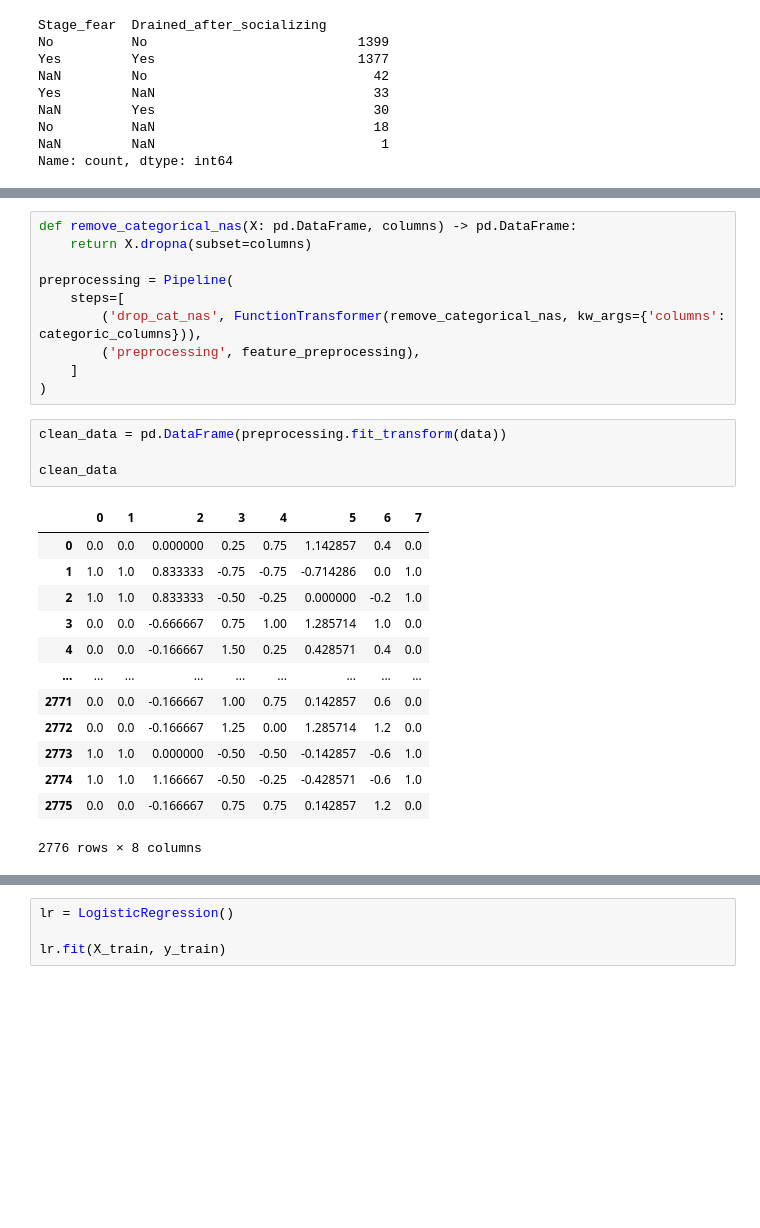
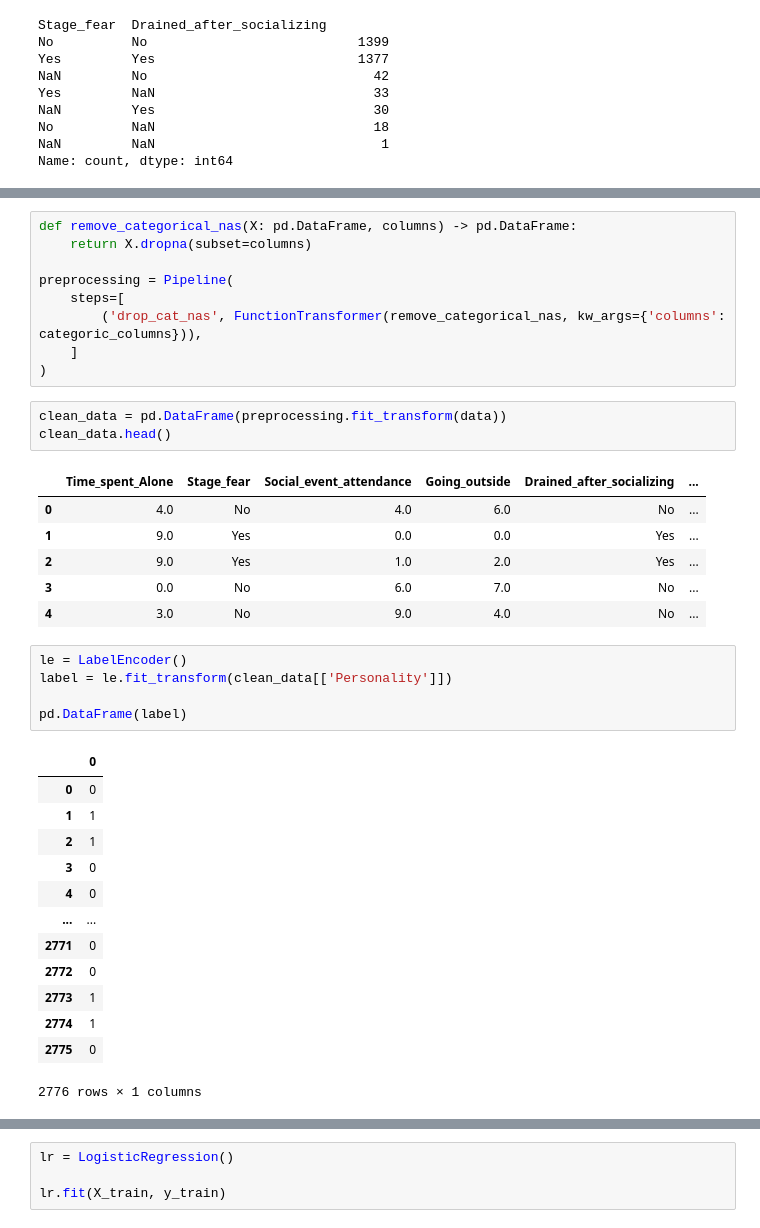
Before and after one commit to loumishima/my1stmlops, a Jupyter notebook: notebooks/model.ipynb, the cells around one changed output, grey strips where cells are left out. Saved outputs shown, nothing was run; the diff lists cells and outputs as text; blank space fills up the shorter version.

```diff
--- a/notebooks/model.ipynb
+++ b/notebooks/model.ipynb
@@ -72,24 +65,34 @@ def remove_categorical_nas(X: pd.DataFrame, columns) -> pd.DataFrame:
 preprocessing = Pipeline(
     steps=[
         ('drop_cat_nas', FunctionTransformer(remove_categorical_nas, kw_args={'columns': categoric_columns})),
-        ('preprocessing', feature_preprocessing),
     ]
 )
 # %%
 clean_data = pd.DataFrame(preprocessing.fit_transform(data))
-
-clean_data
+clean_data.head()
 # %% [output]
-|  | 0 | 1 | 2 | 3 | 4 | 5 | 6 | 7 |
-| 0 | 0.0 | 0.0 | 0.000000 | 0.25 | 0.75 | 1.142857 | 0.4 | 0.0 |
-| 1 | 1.0 | 1.0 | 0.833333 | -0.75 | -0.75 | -0.714286 | 0.0 | 1.0 |
-| 2 | 1.0 | 1.0 | 0.833333 | -0.50 | -0.25 | 0.000000 | -0.2 | 1.0 |
-| 3 | 0.0 | 0.0 | -0.666667 | 0.75 | 1.00 | 1.285714 | 1.0 | 0.0 |
-| 4 | 0.0 | 0.0 | -0.166667 | 1.50 | 0.25 | 0.428571 | 0.4 | 0.0 |
-| ... | ... | ... | ... | ... | ... | ... | ... | ... |
-| 2771 | 0.0 | 0.0 | -0.166667 | 1.00 | 0.75 | 0.142857 | 0.6 | 0.0 |
-| 2772 | 0.0 | 0.0 | -0.166667 | 1.25 | 0.00 | 1.285714 | 1.2 | 0.0 |
-| 2773 | 1.0 | 1.0 | 0.000000 | -0.50 | -0.50 | -0.142857 | -0.6 | 1.0 |
-| 2774 | 1.0 | 1.0 | 1.166667 | -0.50 | -0.25 | -0.428571 | -0.6 | 1.0 |
-| 2775 | 0.0 | 0.0 | -0.166667 | 0.75 | 0.75 | 0.142857 | 1.2 | 0.0 |
+|  | Time_spent_Alone | Stage_fear | Social_event_attendance | Going_outside | Drained_after_socializing | ... |
+| 0 | 4.0 | No | 4.0 | 6.0 | No | ... |
+| 1 | 9.0 | Yes | 0.0 | 0.0 | Yes | ... |
+| 2 | 9.0 | Yes | 1.0 | 2.0 | Yes | ... |
+| 3 | 0.0 | No | 6.0 | 7.0 | No | ... |
+| 4 | 3.0 | No | 9.0 | 4.0 | No | ... |
-2776 rows × 8 columns
+# %%
+le = LabelEncoder()
+label = le.fit_transform(clean_data[['Personality']])
+
+pd.DataFrame(label)
+# %% [output]
+|  | 0 |
+| 0 | 0 |
+| 1 | 1 |
+| 2 | 1 |
+| 3 | 0 |
+| 4 | 0 |
+| ... | ... |
+| 2771 | 0 |
+| 2772 | 0 |
+| 2773 | 1 |
+| 2774 | 1 |
+| 2775 | 0 |
+2776 rows × 1 columns
```
Also changed, not shown: parts of 5 cells of this notebook.
